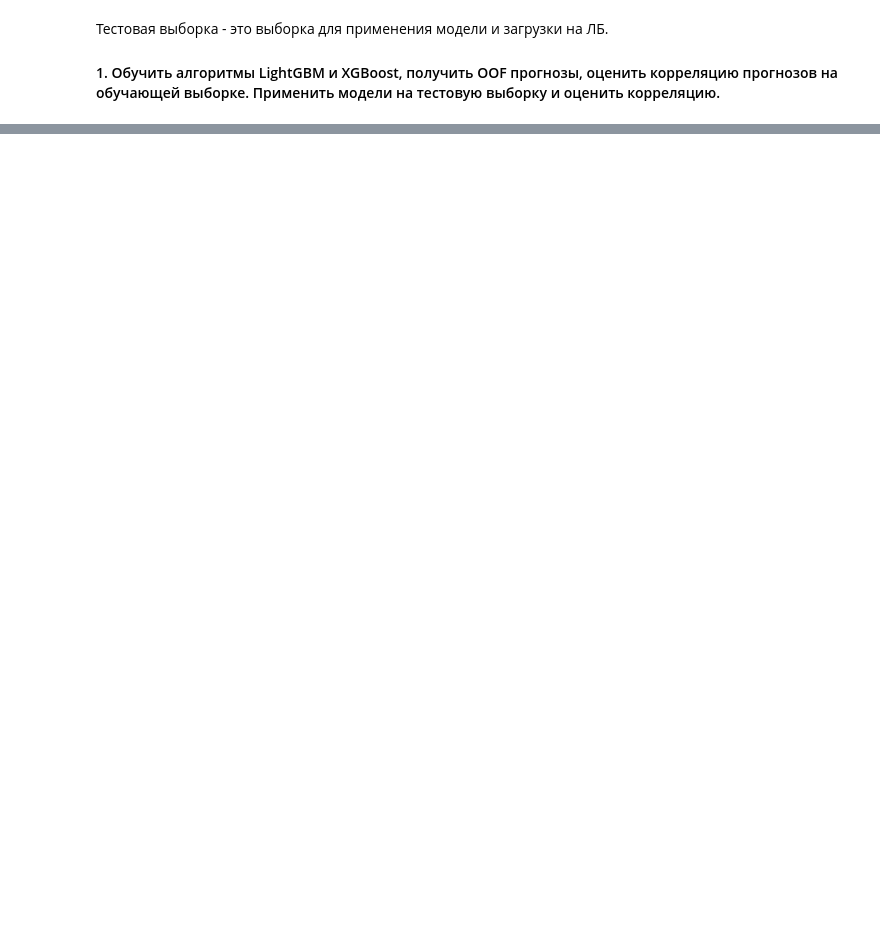
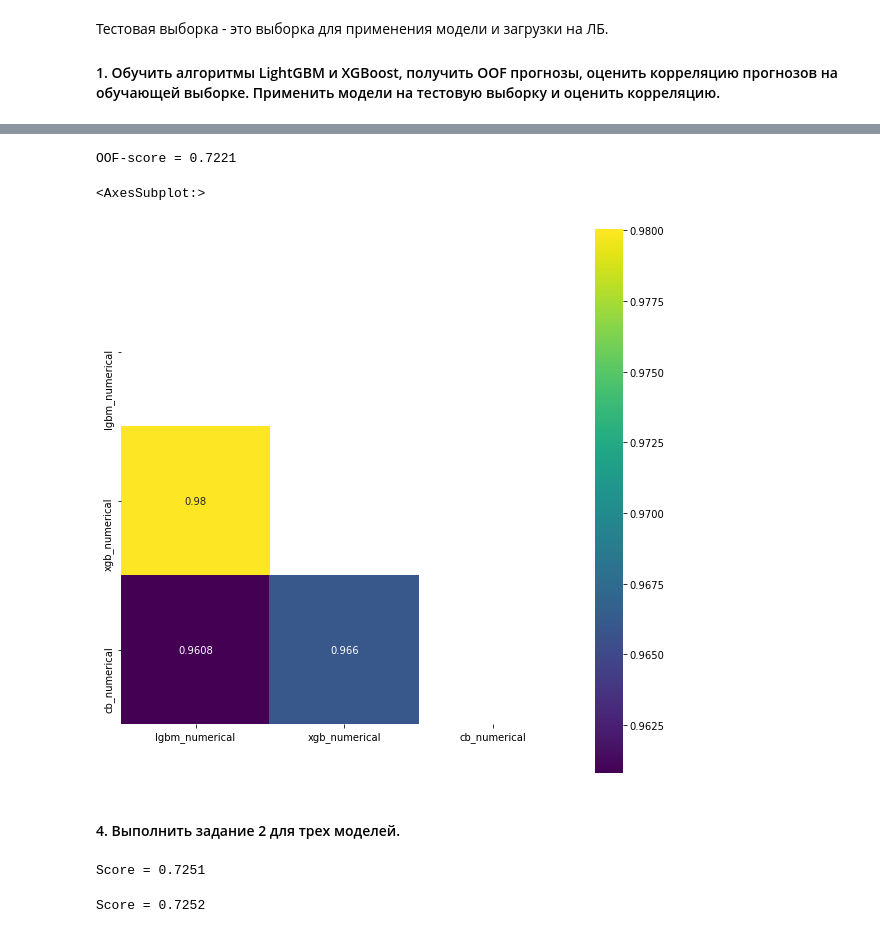
Before and after one commit to vladimirkaldin/Geekbrains_hometask, a Jupyter notebook: 4.2 Kaggle/Lesson 6.ipynb, the cells around one changed output, grey strips where cells are left out. Cells and saved outputs as stored; diff of their text form; code cells hidden in the pictures; blank space fills up the shorter version.

```diff
--- a/4.2 Kaggle/Lesson 6.ipynb
+++ b/4.2 Kaggle/Lesson 6.ipynb
@@ -497,0 +609,4 @@ ValueError: Input contains NaN, infinity or a value too large for dtype('float64
+# %%
+scores_mean = gmean(scores.rank(), axis=1)
+score = roc_auc_score(target, scores_mean)
+print(f"Score = {round(score, 4)}")
@@ -497,0 +677,21 @@ ValueError: Input contains NaN, infinity or a value too large for dtype('float64
+# %%
+cb_params = {
+    "n_estimators": 2000,
+    "learning_rate": 0.01,
+    "loss_function": "Logloss",
+    "eval_metric": "AUC",
+    "task_type": "CPU",
+    "max_bin": 20,
+    "verbose": 10,
+    "max_depth": 6,
+    "l2_leaf_reg": 10,
+    "early_stopping_rounds": 50,
+    "thread_count": 8,
+    "random_seed": 42
+}
+
+cv = KFold(n_splits=3, random_state=42, shuffle=True)
+
+estimators_cb, oof_preds_cb = catboost_cross_validation(
+    params=cb_params, X=df_train_merged, y=target, cv=cv, categorical=categorial
+)
@@ -497,0 +716,24 @@ ValueError: Input contains NaN, infinity or a value too large for dtype('float64
+# %%
+oof_score = roc_auc_score(
+    target, oof_preds_cb
+)
+print(f"OOF-score = {round(oof_score, 4)}")
+# %% [output]
+OOF-score = 0.7221
+# %%
+scores = pd.DataFrame({
+    "lgbm_numerical": oof_preds_lgbm,
+    "xgb_numerical": xgb_oof,
+    "сb_numerical": oof_preds_cb,
+
+})
+
+corr = scores.corr()
+mask = np.zeros_like(corr, dtype=np.bool)
+mask[np.triu_indices_from(mask)] = True
+# %%
+fig, axes = plt.subplots(1, 1, figsize=(10, 10))
+sns.heatmap(corr, mask=mask, annot=True, fmt=".4g", square=True, cmap="viridis", ax=axes)
+# %% [output]
+<AxesSubplot:>
+[figure, added]
@@ -497,0 +753,17 @@ ValueError: Input contains NaN, infinity or a value too large for dtype('float64
+# %% [markdown]
+#### 4. Выполнить задание 2 для трех моделей.
+# %%
+scores_mean = scores.mean(axis=1)
+score = roc_auc_score(target, scores_mean)
+print(f"Score = {round(score, 4)}")
+
+# 0.6*best + 0.4*(best-1)
+# scipy.optimize
+# %% [output]
+Score = 0.7251
+# %%
+scores_mean = gmean(scores, axis=1)
+score = roc_auc_score(target, scores_mean)
+print(f"Score = {round(score, 4)}")
+# %% [output]
+Score = 0.7252
```
Also changed, not shown: parts of 72 cells of this notebook.
